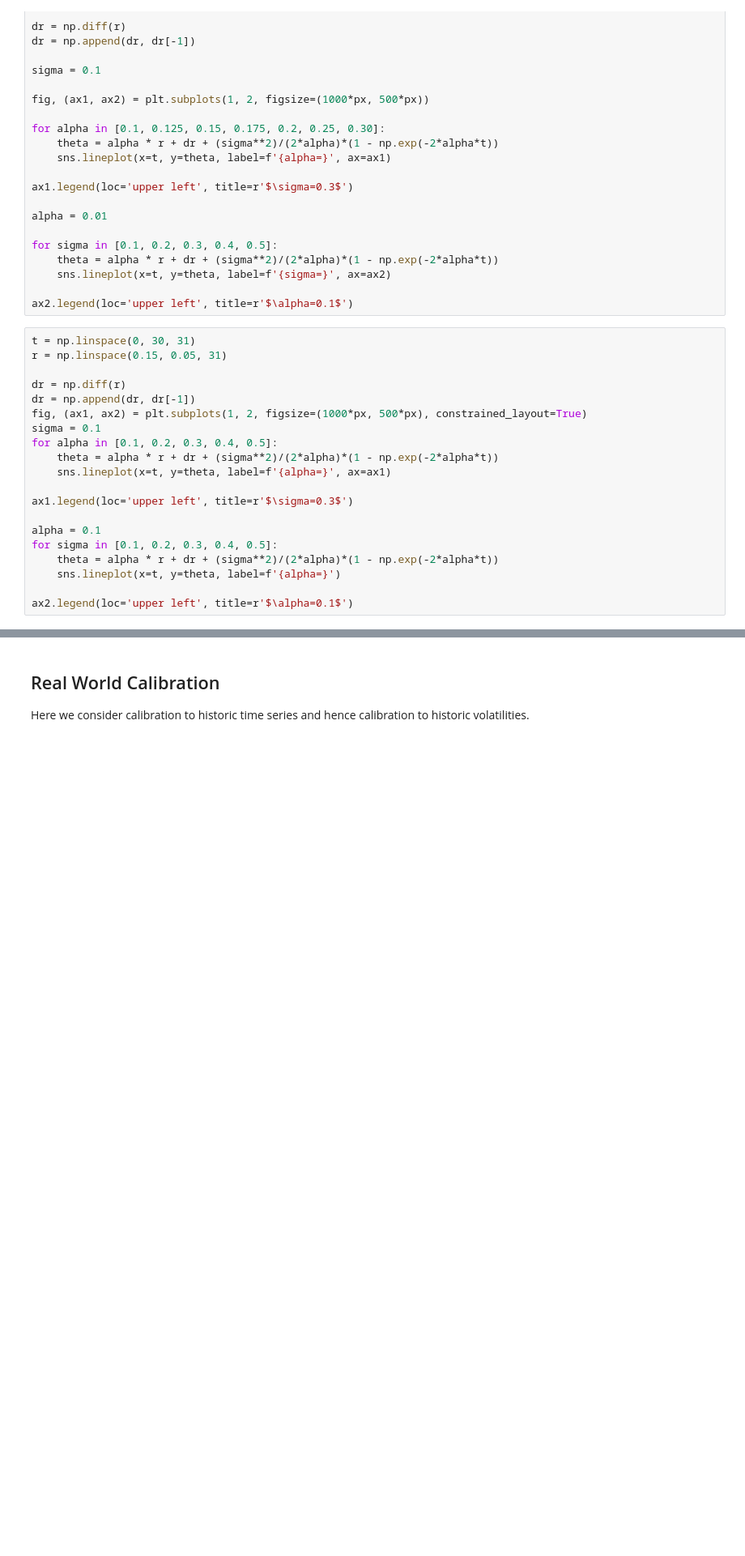
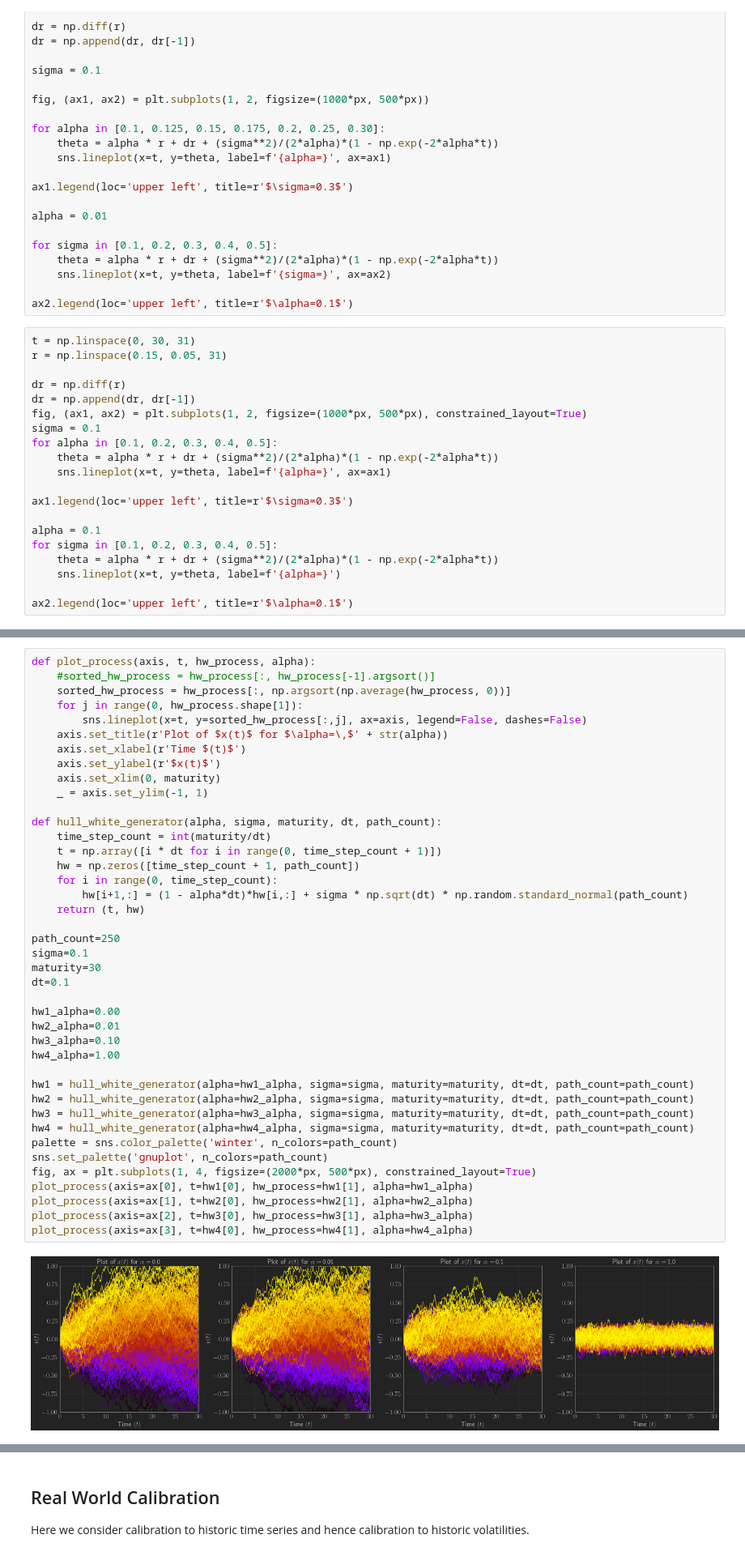
Before and after one commit to Hephaestus144/PythonFinanceLibrary, a Jupyter notebook: src/StochasticProcesses/IntroductionToHullWhite.ipynb, the cells around one changed output, grey strips where cells are left out. Shown at 81% size. Drawn from its saved outputs; the diff is of its cells as text; blank space fills up the shorter version.

```diff
--- a/src/StochasticProcesses/IntroductionToHullWhite.ipynb
+++ b/src/StochasticProcesses/IntroductionToHullWhite.ipynb
@@ -208,3 +315,46 @@ ax2.legend(loc='upper left', title=r'$\alpha=0.1$')
+# %%
+def plot_process(axis, t, hw_process, alpha):
+    #sorted_hw_process = hw_process[:, hw_process[-1].argsort()]
+    sorted_hw_process = hw_process[:, np.argsort(np.average(hw_process, 0))]
+    for j in range(0, hw_process.shape[1]):
+        sns.lineplot(x=t, y=sorted_hw_process[:,j], ax=axis, legend=False, dashes=False)
+    axis.set_title(r'Plot of $x(t)$ for $\alpha=\,$' + str(alpha))
+    axis.set_xlabel(r'Time $(t)$')
+    axis.set_ylabel(r'$x(t)$')
+    axis.set_xlim(0, maturity)
+    _ = axis.set_ylim(-1, 1)
+
+def hull_white_generator(alpha, sigma, maturity, dt, path_count):
+    time_step_count = int(maturity/dt)
+    t = np.array([i * dt for i in range(0, time_step_count + 1)])
+    hw = np.zeros([time_step_count + 1, path_count])
+    for i in range(0, time_step_count):
+        hw[i+1,:] = (1 - alpha*dt)*hw[i,:] + sigma * np.sqrt(dt) * np.random.standard_normal(path_count)
+    return (t, hw)
+
+path_count=250
+sigma=0.1
+maturity=30
+dt=0.1
+
+hw1_alpha=0.00
+hw2_alpha=0.01
+hw3_alpha=0.10
+hw4_alpha=1.00
+
+hw1 = hull_white_generator(alpha=hw1_alpha, sigma=sigma, maturity=maturity, dt=dt, path_count=path_count)
+hw2 = hull_white_generator(alpha=hw2_alpha, sigma=sigma, maturity=maturity, dt=dt, path_count=path_count)
+hw3 = hull_white_generator(alpha=hw3_alpha, sigma=sigma, maturity=maturity, dt=dt, path_count=path_count)
+hw4 = hull_white_generator(alpha=hw4_alpha, sigma=sigma, maturity=maturity, dt=dt, path_count=path_count)
+palette = sns.color_palette('winter', n_colors=path_count)
+sns.set_palette('gnuplot', n_colors=path_count)
+fig, ax = plt.subplots(1, 4, figsize=(2000*px, 500*px), constrained_layout=True)
+plot_process(axis=ax[0], t=hw1[0], hw_process=hw1[1], alpha=hw1_alpha)
+plot_process(axis=ax[1], t=hw2[0], hw_process=hw2[1], alpha=hw2_alpha)
+plot_process(axis=ax[2], t=hw3[0], hw_process=hw3[1], alpha=hw3_alpha)
+plot_process(axis=ax[3], t=hw4[0], hw_process=hw4[1], alpha=hw4_alpha)
+# %% [output]
+[figure, added]
 # %% [markdown]
 ## Risk Neutral Calibration
 Here we consider calibration to market instruments and hence calibration to market implied volatilities.
```
Also changed, not shown: parts of 18 cells of this notebook, 4 other files.
